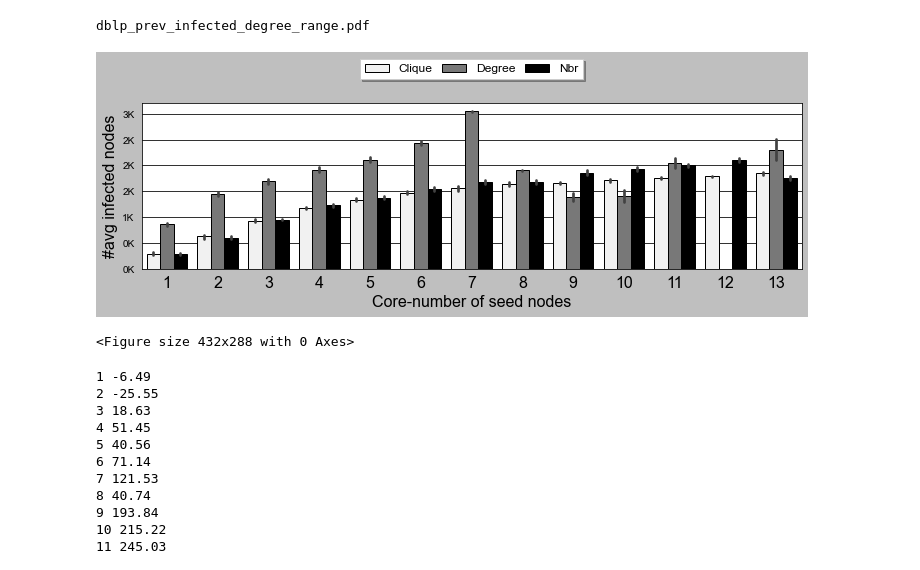
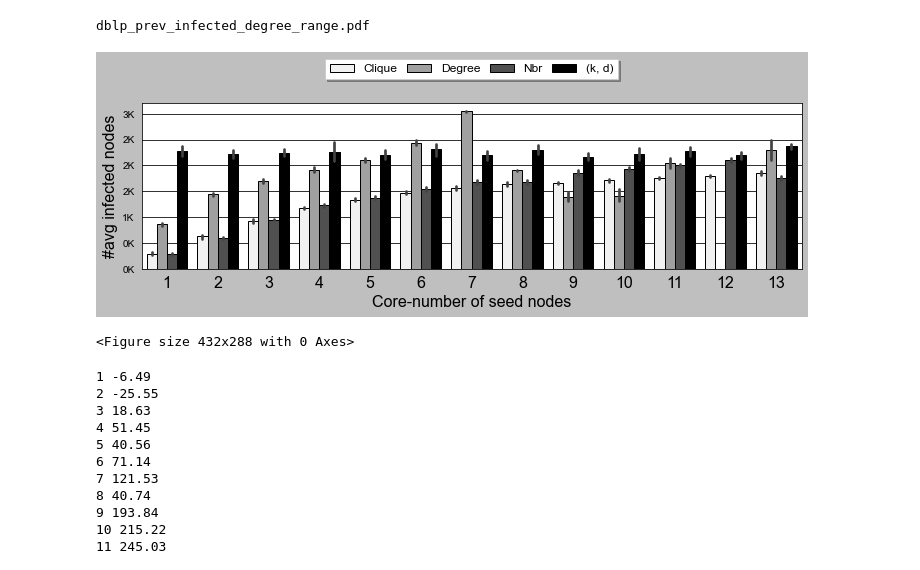
Before and after one commit to toggled/vldbsubmission, a Jupyter notebook: python_src/prev_9a.ipynb, the cells around one changed output. Saved outputs shown, nothing was run; the diff lists cells and outputs as text; code cells hidden in the pictures.

```diff
--- a/python_src/prev_9a.ipynb
+++ b/python_src/prev_9a.ipynb
@@ -29,7 +29,7 @@ dataset = "dblp"
 processed_filename = '../output/processed_propagation_result_prev_9a_' + dataset + '.csv'
 processed_filename = '../output/processed_propagation_result_prev_9a_' + dataset + '.csv'
 result_df = pd.read_csv(processed_filename)
-result_df = result_df[result_df['algo'] != 'kd']
+# result_df = result_df[result_df['algo'] != 'kd']
 result_df['algo'] = result_df['algo'].replace(final_legend_dic)
 for y_var in ['infected', 'neighbors'][:1]:
 
@@ -46,37 +46,37 @@ for y_var in ['infected', 'neighbors'][:1]:
         'Degree': '*'
     }
 
-    include_algos = ['Clique', 'Degree', 'Nbr', '(k, d)'][:3]
+    include_algos = ['Clique', 'Degree', 'Nbr', '(k, d)']
 
     fig, ax = plt.subplots(figsize=(10, 4))
     bar = sns.barplot(x='core number', y=y_var, hue='algo', hue_order=include_algos, data=result_df[result_df['core number'] <= 13], color='k')
     plt.xlabel('Core-number of seed nodes', fontsize=fontsize-2)
     plt.ylabel("#avg infected nodes", fontsize=fontsize-2)
     ax.yaxis.set_major_formatter(ticker.FuncFormatter(lambda x, pos: '{:,.0f}'.format(x/1000) + 'K'))
     # ax.xaxis.set_major_formatter(ticker.FuncFormatter(lambda x, pos: '{:,.0f}'.format(x/1000) + 'K'))
     plt.xticks(fontsize=fontsize-2)
     # plt.yticks([0, 2000, 4000, 6000, 8000], fontsize=fontsize-2)
     plt.legend(loc='upper center', bbox_to_anchor=(
         0.5, 1.3), ncol=4, fancybox=False, shadow=True, fontsize=labelsize-2, columnspacing=0.8)
 
     # h = itertools.cycle([hatch_dict[i] for i in include_algos])
     # for i,thisbar in enumerate(bar.patches):
     #     if i%len(include_algos)==0:
     #         hatch = next(h)
     #     thisbar.set_hatch(hatch)
 
 
     plt.tight_layout()
     filename = dataset + "_prev_" + y_var + "_degree_range.pdf"
     print(filename)
     if(save):
         plt.savefig("../fig/" + filename)
         plt.show()
     plt.clf()
     # break
 # %% [output]
 dblp_prev_infected_degree_range.pdf
-[figure, old version]
+[figure, new version]
 <Figure size 432x288 with 0 Axes>
 # %%
 for key, item in result_df.groupby(['core number'], as_index=False):
```
Also changed, not shown: parts of 5 cells of this notebook, 1 other file.
